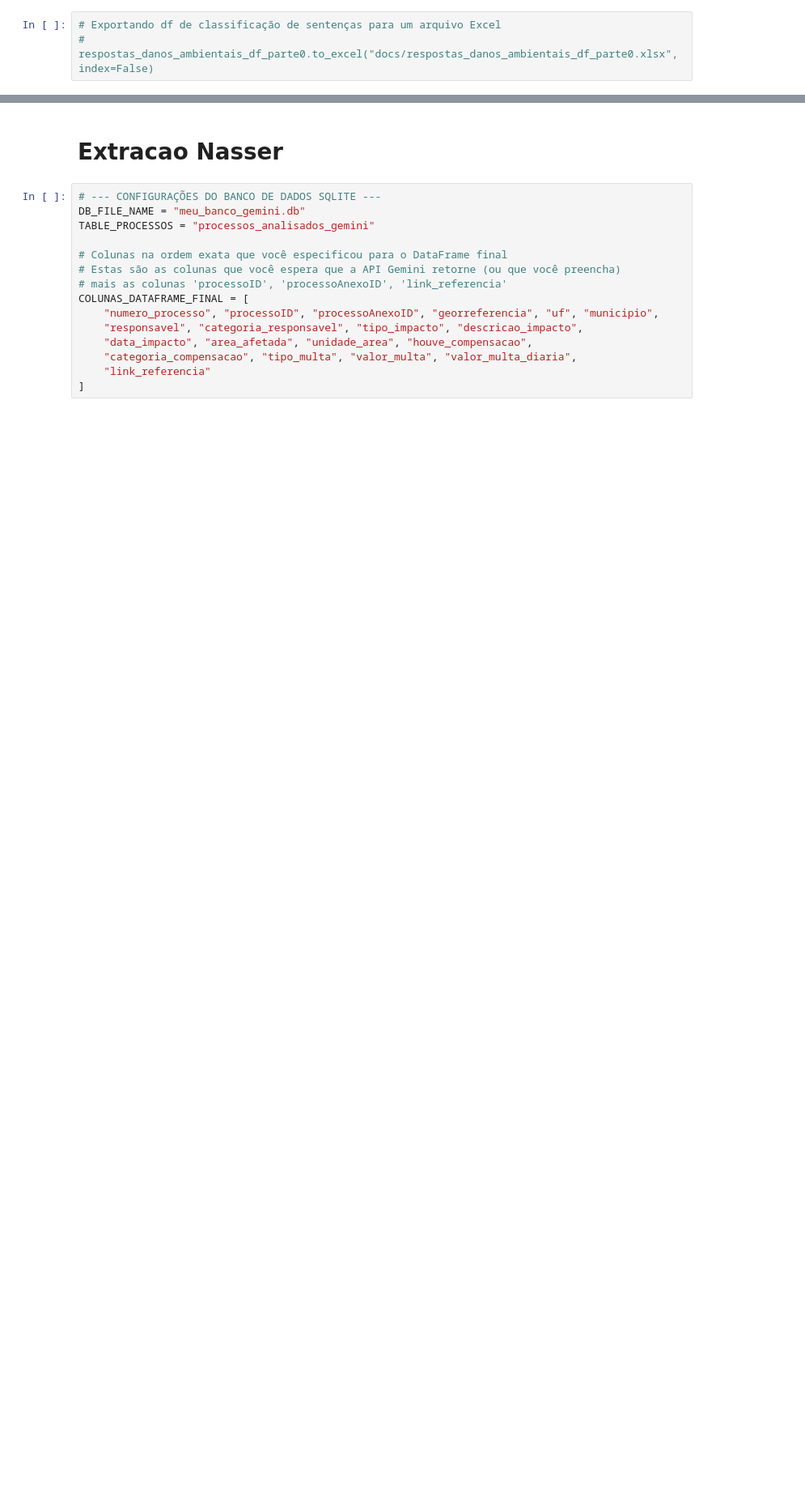
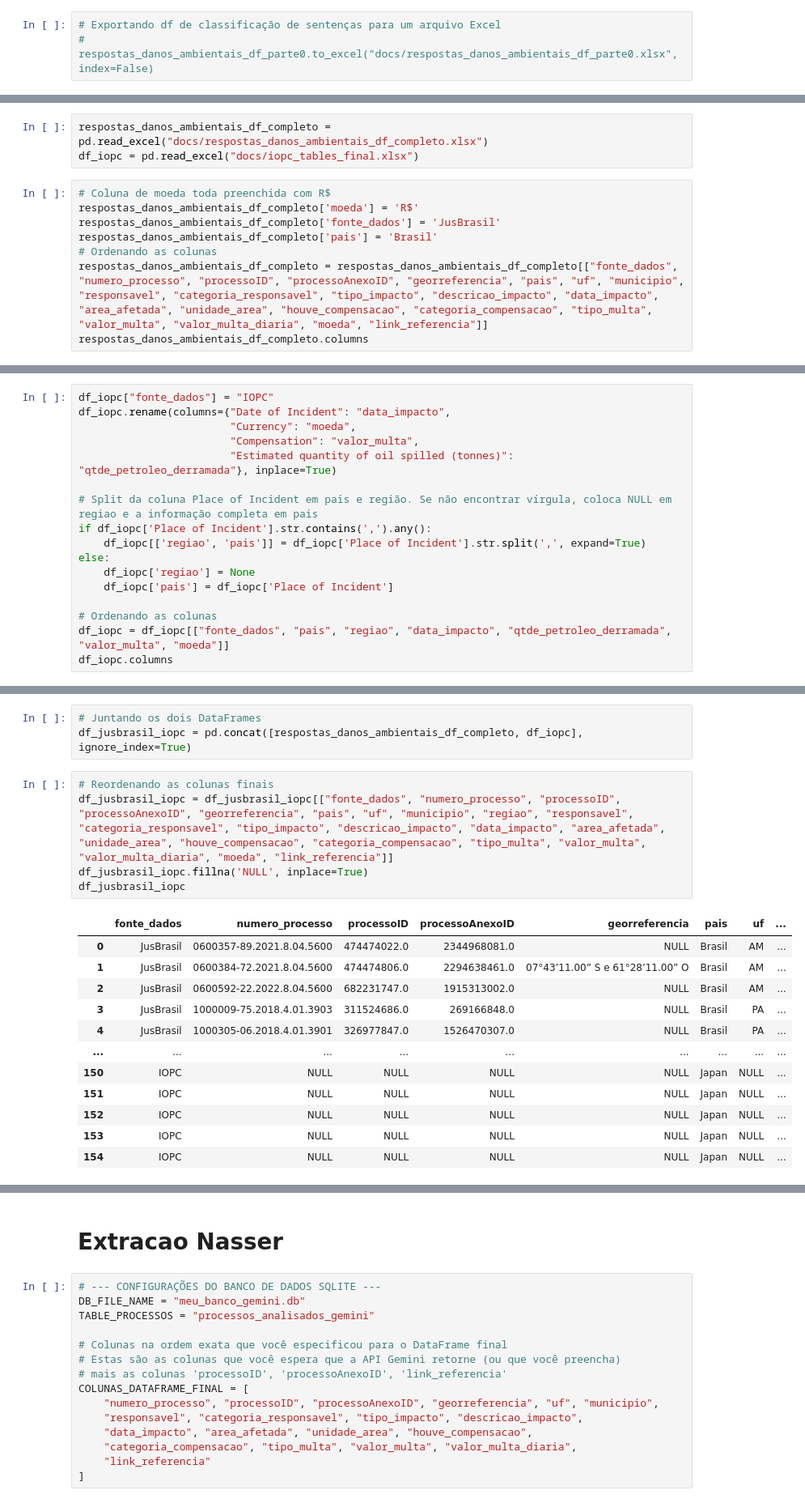
Before and after one commit to pedronery07/Projeto_InsperData_AECOM, a Jupyter notebook: main.ipynb, the cells around one changed output, grey strips where cells are left out. Shown at 81% size. Saved outputs shown, nothing was run; the diff lists cells and outputs as text; blank space fills up the shorter version.

```diff
--- a/main.ipynb
+++ b/main.ipynb
@@ -440,0 +443,11 @@ respostas_danos_ambientais_df_completo.to_excel("docs/respostas_danos_ambientais
+# %%
+respostas_danos_ambientais_df_completo = pd.read_excel("docs/respostas_danos_ambientais_df_completo.xlsx")
+df_iopc = pd.read_excel("docs/iopc_tables_final.xlsx")
+# %%
+# Coluna de moeda toda preenchida com R$
+respostas_danos_ambientais_df_completo['moeda'] = 'R$'
+respostas_danos_ambientais_df_completo['fonte_dados'] = 'JusBrasil'
+respostas_danos_ambientais_df_completo['pais'] = 'Brasil'
+# Ordenando as colunas
+respostas_danos_ambientais_df_completo = respostas_danos_ambientais_df_completo[["fonte_dados", "numero_processo", "processoID", "processoAnexoID", "georreferencia", "pais", "uf", "municipio", "responsavel", "categoria_responsavel", "tipo_impacto", "descricao_impacto", "data_impacto", "area_afetada", "unidade_area", "houve_compensacao", "categoria_compensacao", "tipo_multa", "valor_multa", "valor_multa_diaria", "moeda", "link_referencia"]]
+respostas_danos_ambientais_df_completo.columns
@@ -440,0 +462,17 @@ respostas_danos_ambientais_df_completo.to_excel("docs/respostas_danos_ambientais
+# %%
+df_iopc["fonte_dados"] = "IOPC"
+df_iopc.rename(columns={"Date of Incident": "data_impacto",
+                        "Currency": "moeda",
+                        "Compensation": "valor_multa",
+                        "Estimated quantity of oil spilled (tonnes)": "qtde_petroleo_derramada"}, inplace=True)
+
+# Split da coluna Place of Incident em pais e região. Se não encontrar vírgula, coloca NULL em regiao e a informação completa em pais
+if df_iopc['Place of Incident'].str.contains(',').any():
+    df_iopc[['regiao', 'pais']] = df_iopc['Place of Incident'].str.split(',', expand=True)
+else:
+    df_iopc['regiao'] = None
+    df_iopc['pais'] = df_iopc['Place of Incident']
+
+# Ordenando as colunas
+df_iopc = df_iopc[["fonte_dados", "pais", "regiao", "data_impacto", "qtde_petroleo_derramada", "valor_multa", "moeda"]]
+df_iopc.columns
@@ -440,0 +499,21 @@ respostas_danos_ambientais_df_completo.to_excel("docs/respostas_danos_ambientais
+# %%
+# Juntando os dois DataFrames
+df_jusbrasil_iopc = pd.concat([respostas_danos_ambientais_df_completo, df_iopc], ignore_index=True)
+# %%
+# Reordenando as colunas finais
+df_jusbrasil_iopc = df_jusbrasil_iopc[["fonte_dados", "numero_processo", "processoID", "processoAnexoID", "georreferencia", "pais", "uf", "municipio", "regiao", "responsavel", "categoria_responsavel", "tipo_impacto", "descricao_impacto", "data_impacto", "area_afetada", "unidade_area", "houve_compensacao", "categoria_compensacao", "tipo_multa", "valor_multa", "valor_multa_diaria", "moeda", "link_referencia"]]
+df_jusbrasil_iopc.fillna('NULL', inplace=True)
+df_jusbrasil_iopc
+# %% [output]
+|  | fonte_dados | numero_processo | processoID | processoAnexoID | georreferencia | pais | uf | ... |
+| 0 | JusBrasil | 0600357-89.2021.8.04.5600 | 474474022.0 | 2344968081.0 | NULL | Brasil | AM | ... |
+| 1 | JusBrasil | 0600384-72.2021.8.04.5600 | 474474806.0 | 2294638461.0 | 07°43’11.00” S e 61°28’11.00” O | Brasil | AM | ... |
+| 2 | JusBrasil | 0600592-22.2022.8.04.5600 | 682231747.0 | 1915313002.0 | NULL | Brasil | AM | ... |
+| 3 | JusBrasil | 1000009-75.2018.4.01.3903 | 311524686.0 | 269166848.0 | NULL | Brasil | PA | ... |
+| 4 | JusBrasil | 1000305-06.2018.4.01.3901 | 326977847.0 | 1526470307.0 | NULL | Brasil | PA | ... |
+| ... | ... | ... | ... | ... | ... | ... | ... | ... |
+| 150 | IOPC | NULL | NULL | NULL | NULL | Japan | NULL | ... |
+| 151 | IOPC | NULL | NULL | NULL | NULL | Japan | NULL | ... |
+| 152 | IOPC | NULL | NULL | NULL | NULL | Japan | NULL | ... |
+| 153 | IOPC | NULL | NULL | NULL | NULL | Japan | NULL | ... |
+| 154 | IOPC | NULL | NULL | NULL | NULL | Japan | NULL | ... |
```
Also changed, not shown: parts of 6 cells of this notebook, 3 other files.
